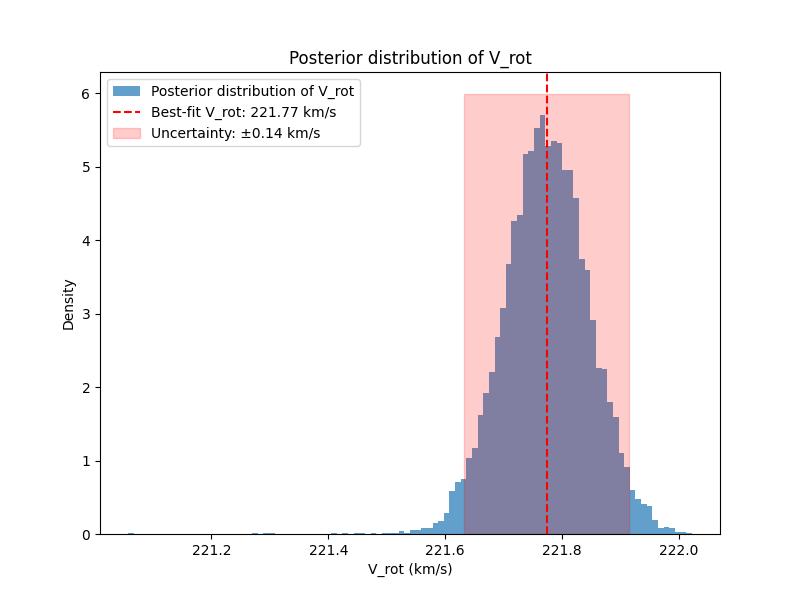
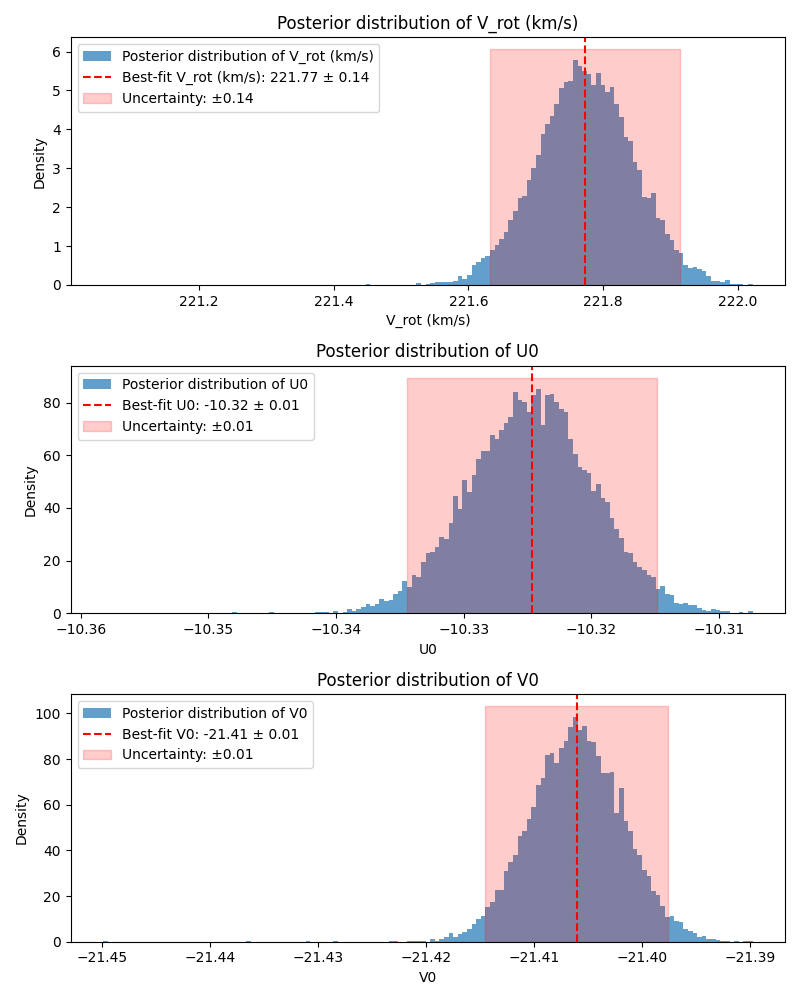
The notebook cell's code change between the first figure and the second:
--- before
+++ after
@@ -1,16 +1,25 @@
-# hist of v_rot computed values
+# histograms for the posterior distribution of V_rot, U0, and V0
+# we also plot the best-fit value and the uncertainty as a vertical line and a shaded region, respectively
 
-plt.figure(figsize=(8, 6))
-plt.hist(samples[:, 0], bins=100, density=True, alpha=0.7, label="Posterior distribution of V_rot")
+plt.figure(figsize=(8, 10))
+plt.subplot(3, 1, 1)
 
-# plot the best-fit value as a vertical line
-plt.axvline(V_rot_best, color='r', linestyle='--', label=f"Best-fit V_rot: {V_rot_best:.2f} km/s")
+params = [V_rot_best, U0_best, V0_best]
+param_sigmas = [V_rot_uncertainty, U0_uncertainty, V0_uncertainty]
+param_labels = ["V_rot (km/s)", "U0", "V0"]
 
-# plot the uncertainty as a shaded region
-plt.fill_betweenx([0, plt.gca().get_ylim()[1]], V_rot_best - V_rot_uncertainty, V_rot_best + V_rot_uncertainty, color='r', alpha=0.2, label=f"Uncertainty: ±{V_rot_uncertainty:.2f} km/s")
+n_bins = samples.shape[0] // 100
 
-plt.legend()
-plt.xlabel("V_rot (km/s)")
-plt.ylabel("Density")
-plt.title("Posterior distribution of V_rot")
+for i in range(3):
+    plt.subplot(3, 1, i+1)
+
+    plt.hist(samples[:, i], bins=n_bins, density=True, alpha=0.7, label=f"Posterior distribution of {param_labels[i]}")
+    plt.axvline(params[i], color='r', linestyle='--', label=f"Best-fit {param_labels[i]}: {params[i]:.2f} ± {param_sigmas[i]:.2f}")
+    plt.fill_betweenx([0, plt.gca().get_ylim()[1]], params[i] - param_sigmas[i], params[i] + param_sigmas[i], color='r', alpha=0.2, label=f"Uncertainty: ±{param_sigmas[i]:.2f}")
+    plt.legend()
+    plt.xlabel(param_labels[i])
+    plt.ylabel("Density")
+    plt.title(f"Posterior distribution of {param_labels[i]}")
+
+plt.tight_layout()
 plt.show()

Commit: fixed the gitignore